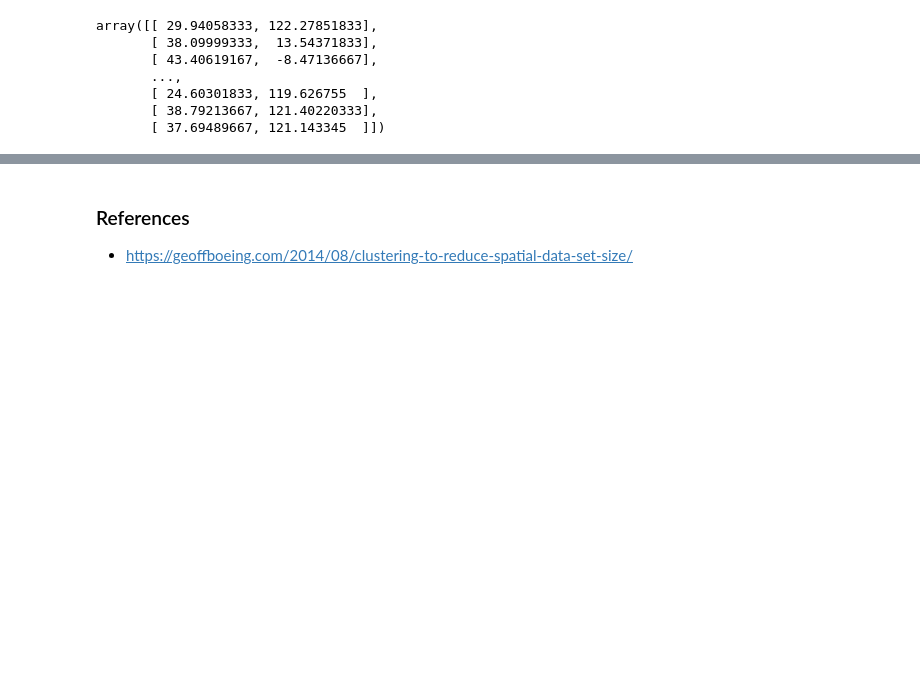
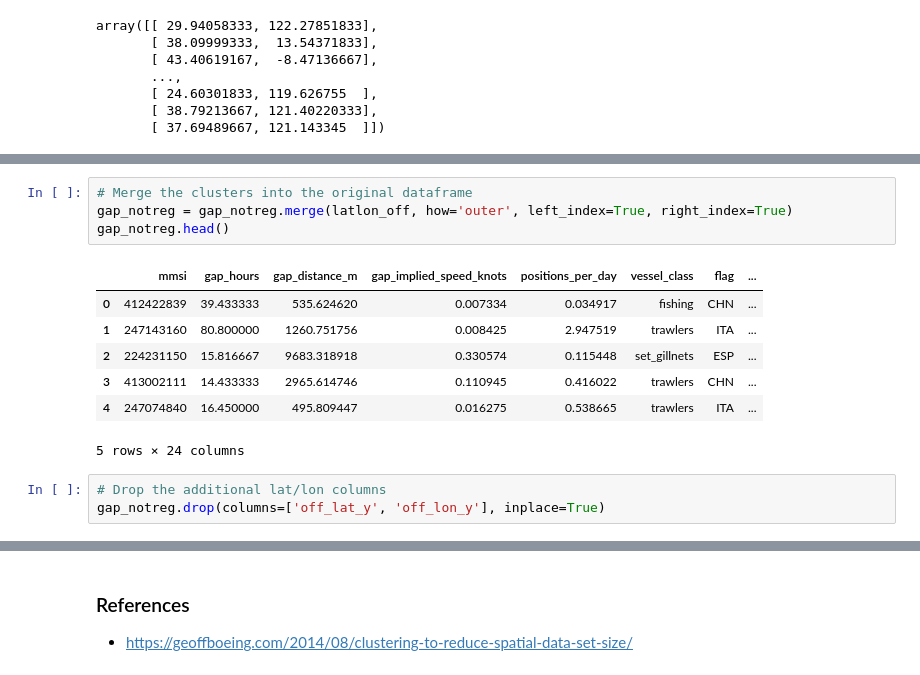
Before and after one commit to jessicarose00/Dark_to_Transparent, a Jupyter notebook: 04_Modeling.ipynb, the cells around one changed output, grey strips where cells are left out. Cells and saved outputs as stored; diff of their text form; blank space fills up the shorter version.

```diff
--- a/04_Modeling.ipynb
+++ b/04_Modeling.ipynb
@@ -131,0 +158,15 @@ sns.pairplot(latlon_off, hue='cluster')
+# %%
+# Merge the clusters into the original dataframe
+gap_notreg = gap_notreg.merge(latlon_off, how='outer', left_index=True, right_index=True)
+gap_notreg.head()
+# %% [output]
+|  | mmsi | gap_hours | gap_distance_m | gap_implied_speed_knots | positions_per_day | vessel_class | flag | ... |
+| 0 | 412422839 | 39.433333 | 535.624620 | 0.007334 | 0.034917 | fishing | CHN | ... |
+| 1 | 247143160 | 80.800000 | 1260.751756 | 0.008425 | 2.947519 | trawlers | ITA | ... |
+| 2 | 224231150 | 15.816667 | 9683.318918 | 0.330574 | 0.115448 | set_gillnets | ESP | ... |
+| 3 | 413002111 | 14.433333 | 2965.614746 | 0.110945 | 0.416022 | trawlers | CHN | ... |
+| 4 | 247074840 | 16.450000 | 495.809447 | 0.016275 | 0.538665 | trawlers | ITA | ... |
+5 rows × 24 columns
+# %%
+# Drop the additional lat/lon columns
+gap_notreg.drop(columns=['off_lat_y', 'off_lon_y'], inplace=True)
```
Also changed, not shown: parts of 16 cells of this notebook.
